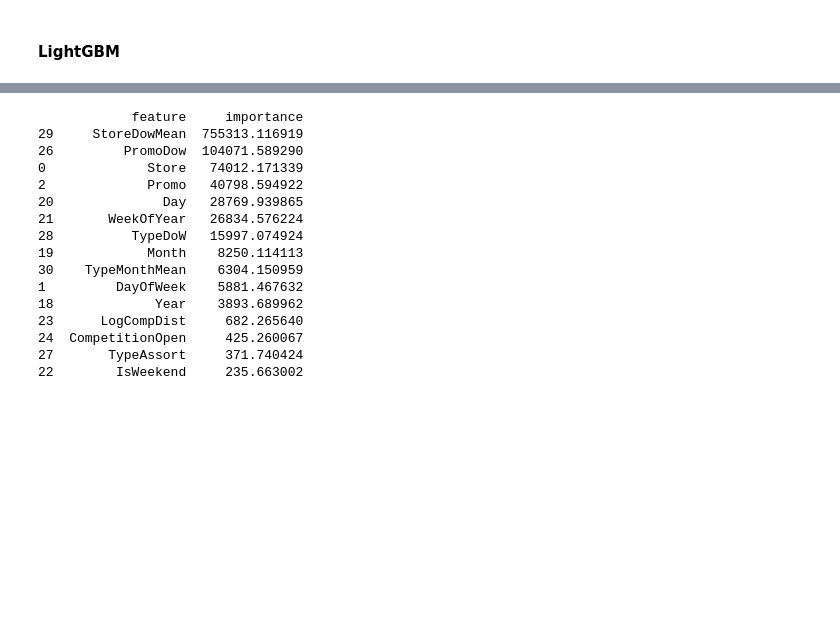
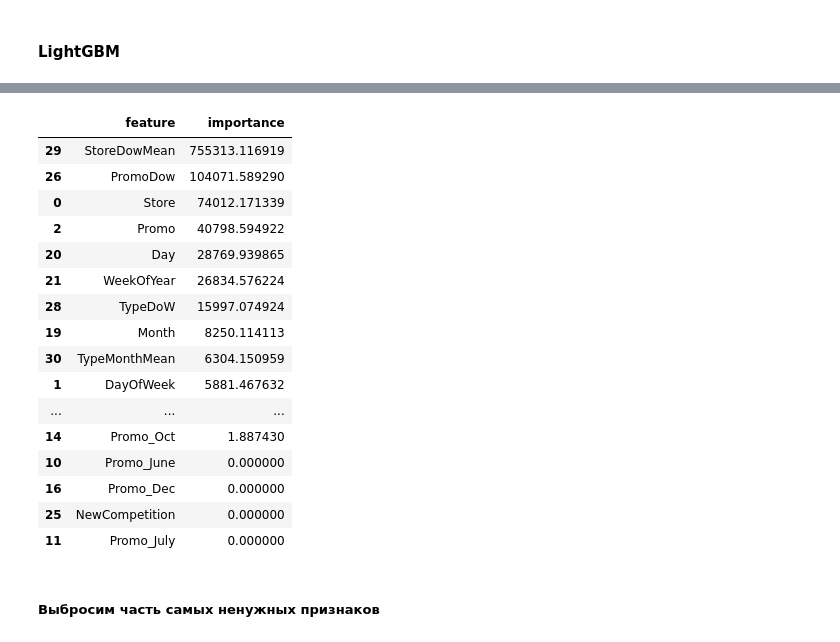
Before and after one commit to WpythonW/AutoML-rossmann, a Jupyter notebook: eda.ipynb, the cells around one changed output, grey strips where cells are left out. Cells and saved outputs as stored; diff of their text form; code cells hidden in the pictures; blank space fills up the shorter version.

Commit message:
light GBM 0.1357

```diff
--- a/eda.ipynb
+++ b/eda.ipynb
@@ -2032,0 +2076,19 @@ test_struct[['Id', 'Sales']].to_csv('lightgbm_base.csv', index=False)
+# %%
+cat_features = ['Store', 'StoreType', 'Assortment', 'PromoDow', 'TypeAssort', 'TypeDoW']
+
+default_light_gpm_pipeline = Pipeline(
+    common_light_gpm_pipeline.steps + [
+        ('categorical', CategoryConverter(cat_features))
+    ]
+)
+
+X_train_transformed = default_light_gpm_pipeline.fit_transform(X_train, y_train)
+X_val_transformed = default_light_gpm_pipeline.transform(X_val)
+
+print(f"train: {X_train_transformed.shape}")
+print(f"val: {X_val_transformed.shape}")
+
+
+default_lightgbm_model = train_and_val_lgbm_model(X_train_transformed, y_train, X_val_transformed, y_val, default_lgbmparams)
+lgbm_test_predictions = custom_submit(default_lightgbm_model, X_test, default_light_gpm_pipeline)
+lgbm_test_predictions[['Id', 'Sales']].to_csv('lightgbm_base.csv', index=False)
@@ -2033,24 +2114,27 @@ test_struct[['Id', 'Sales']].to_csv('lightgbm_base.csv', index=False)
 # %%
 importance = pd.DataFrame({
-    'feature': model.feature_name(),
-    'importance': model.feature_importance(importance_type='gain')
+    'feature': default_lightgbm_model.feature_name(),
+    'importance': default_lightgbm_model.feature_importance(importance_type='gain')
 }).sort_values('importance', ascending=False)
 
-print(importance.head(15))
+importance.head(30)
 # %% [output]
-            feature     importance
-29     StoreDowMean  755313.116919
-26         PromoDow  104071.589290
-0             Store   74012.171339
-2             Promo   40798.594922
-20              Day   28769.939865
-21       WeekOfYear   26834.576224
-28          TypeDoW   15997.074924
-19            Month    8250.114113
-30    TypeMonthMean    6304.150959
-1         DayOfWeek    5881.467632
-18             Year    3893.689962
-23      LogCompDist     682.265640
-24  CompetitionOpen     425.260067
-27       TypeAssort     371.740424
-22        IsWeekend     235.663002
+|  | feature | importance |
+| 29 | StoreDowMean | 755313.116919 |
+| 26 | PromoDow | 104071.589290 |
+| 0 | Store | 74012.171339 |
+| 2 | Promo | 40798.594922 |
+| 20 | Day | 28769.939865 |
+| 21 | WeekOfYear | 26834.576224 |
+| 28 | TypeDoW | 15997.074924 |
+| 19 | Month | 8250.114113 |
+| 30 | TypeMonthMean | 6304.150959 |
+| 1 | DayOfWeek | 5881.467632 |
+| ... | ... | ... |
+| 14 | Promo_Oct | 1.887430 |
+| 10 | Promo_June | 0.000000 |
+| 16 | Promo_Dec | 0.000000 |
+| 25 | NewCompetition | 0.000000 |
+| 11 | Promo_July | 0.000000 |
+# %% [markdown]
+##### Выбросим часть самых ненужных признаков
```
Also changed, not shown: parts of 14 cells of this notebook, 1 other file.
